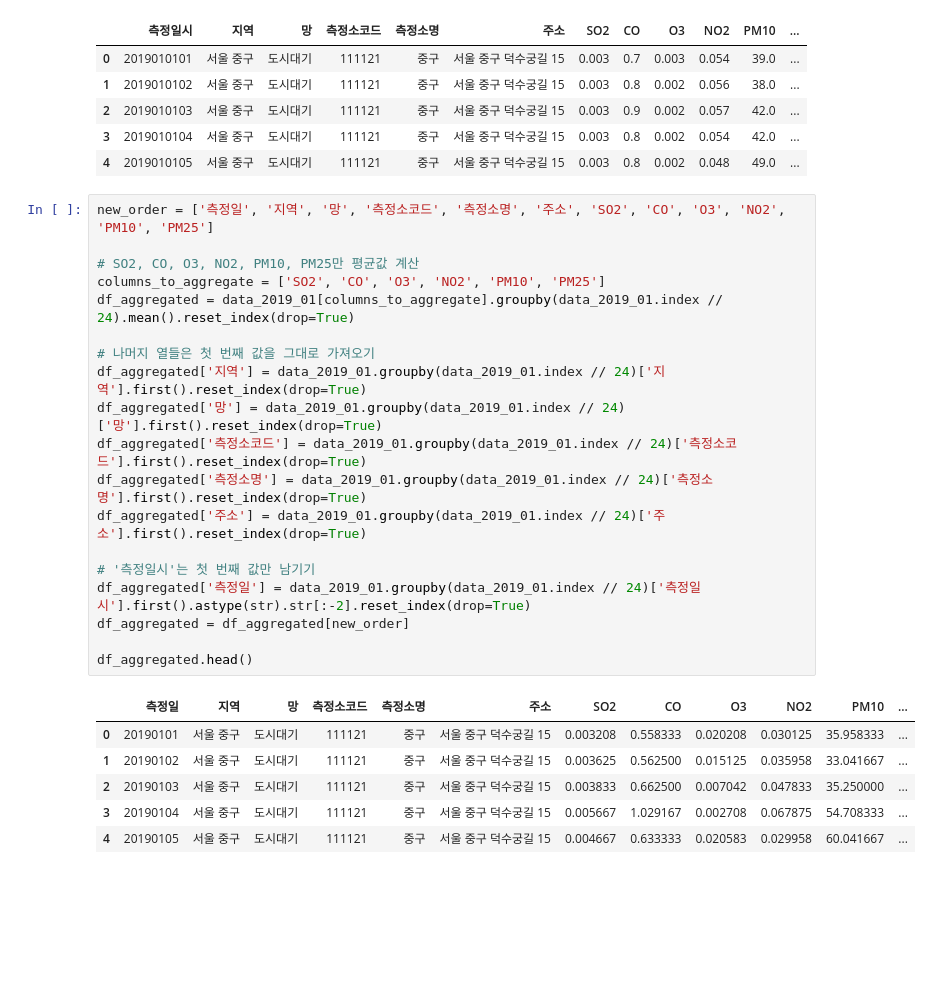
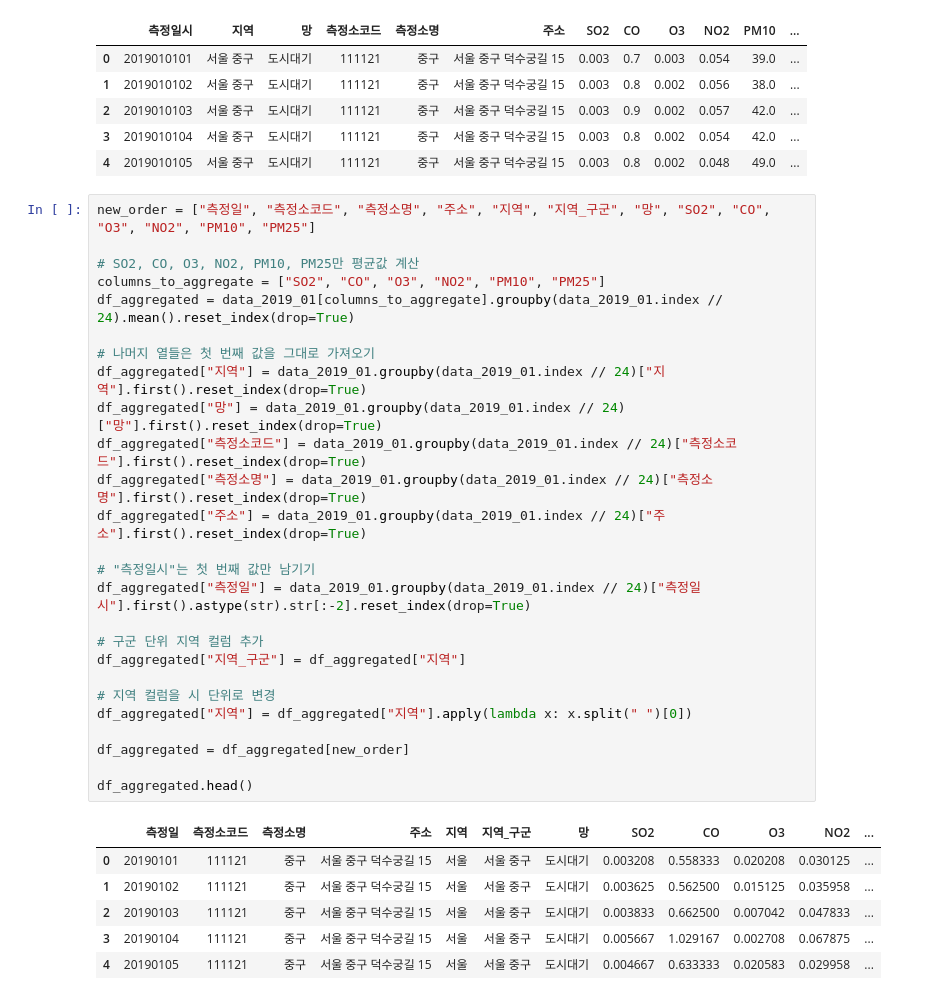
Before and after one commit to addinedu-ros-8th/eda-repo-4, a Jupyter notebook: aerosol_data.ipynb, the cells around one changed output. Saved outputs shown, nothing was run; the diff lists cells and outputs as text; blank space fills up the shorter version.

```diff
--- a/aerosol_data.ipynb
+++ b/aerosol_data.ipynb
@@ -57,28 +57,35 @@ data_2019_01.head()
 | 3 | 2019010104 | 서울 중구 | 도시대기 | 111121 | 중구 | 서울 중구 덕수궁길 15 | 0.003 | 0.8 | 0.002 | 0.054 | 42.0 | ... |
 | 4 | 2019010105 | 서울 중구 | 도시대기 | 111121 | 중구 | 서울 중구 덕수궁길 15 | 0.003 | 0.8 | 0.002 | 0.048 | 49.0 | ... |
 # %%
-new_order = ['측정일', '지역', '망', '측정소코드', '측정소명', '주소', 'SO2', 'CO', 'O3', 'NO2', 'PM10', 'PM25']
+new_order = ["측정일", "측정소코드", "측정소명", "주소", "지역", "지역_구군", "망", "SO2", "CO", "O3", "NO2", "PM10", "PM25"]
 
 # SO2, CO, O3, NO2, PM10, PM25만 평균값 계산
-columns_to_aggregate = ['SO2', 'CO', 'O3', 'NO2', 'PM10', 'PM25']
+columns_to_aggregate = ["SO2", "CO", "O3", "NO2", "PM10", "PM25"]
 df_aggregated = data_2019_01[columns_to_aggregate].groupby(data_2019_01.index // 24).mean().reset_index(drop=True)
 
 # 나머지 열들은 첫 번째 값을 그대로 가져오기
-df_aggregated['지역'] = data_2019_01.groupby(data_2019_01.index // 24)['지역'].first().reset_index(drop=True)
-df_aggregated['망'] = data_2019_01.groupby(data_2019_01.index // 24)['망'].first().reset_index(drop=True)
-df_aggregated['측정소코드'] = data_2019_01.groupby(data_2019_01.index // 24)['측정소코드'].first().reset_index(drop=True)
-df_aggregated['측정소명'] = data_2019_01.groupby(data_2019_01.index // 24)['측정소명'].first().reset_index(drop=True)
-df_aggregated['주소'] = data_2019_01.groupby(data_2019_01.index // 24)['주소'].first().reset_index(drop=True)
+df_aggregated["지역"] = data_2019_01.groupby(data_2019_01.index // 24)["지역"].first().reset_index(drop=True)
+df_aggregated["망"] = data_2019_01.groupby(data_2019_01.index // 24)["망"].first().reset_index(drop=True)
+df_aggregated["측정소코드"] = data_2019_01.groupby(data_2019_01.index // 24)["측정소코드"].first().reset_index(drop=True)
+df_aggregated["측정소명"] = data_2019_01.groupby(data_2019_01.index // 24)["측정소명"].first().reset_index(drop=True)
+df_aggregated["주소"] = data_2019_01.groupby(data_2019_01.index // 24)["주소"].first().reset_index(drop=True)
 
-# '측정일시'는 첫 번째 값만 남기기
-df_aggregated['측정일'] = data_2019_01.groupby(data_2019_01.index // 24)['측정일시'].first().astype(str).str[:-2].reset_index(drop=True)
+# "측정일시"는 첫 번째 값만 남기기
+df_aggregated["측정일"] = data_2019_01.groupby(data_2019_01.index // 24)["측정일시"].first().astype(str).str[:-2].reset_index(drop=True)
+
+# 구군 단위 지역 컬럼 추가
+df_aggregated["지역_구군"] = df_aggregated["지역"]
+
+# 지역 컬럼을 시 단위로 변경
+df_aggregated["지역"] = df_aggregated["지역"].apply(lambda x: x.split(" ")[0])
+
 df_aggregated = df_aggregated[new_order]
 
 df_aggregated.head()
 # %% [output]
-|  | 측정일 | 지역 | 망 | 측정소코드 | 측정소명 | 주소 | SO2 | CO | O3 | NO2 | PM10 | ... |
-| 0 | 20190101 | 서울 중구 | 도시대기 | 111121 | 중구 | 서울 중구 덕수궁길 15 | 0.003208 | 0.558333 | 0.020208 | 0.030125 | 35.958333 | ... |
-| 1 | 20190102 | 서울 중구 | 도시대기 | 111121 | 중구 | 서울 중구 덕수궁길 15 | 0.003625 | 0.562500 | 0.015125 | 0.035958 | 33.041667 | ... |
-| 2 | 20190103 | 서울 중구 | 도시대기 | 111121 | 중구 | 서울 중구 덕수궁길 15 | 0.003833 | 0.662500 | 0.007042 | 0.047833 | 35.250000 | ... |
-| 3 | 20190104 | 서울 중구 | 도시대기 | 111121 | 중구 | 서울 중구 덕수궁길 15 | 0.005667 | 1.029167 | 0.002708 | 0.067875 | 54.708333 | ... |
-| 4 | 20190105 | 서울 중구 | 도시대기 | 111121 | 중구 | 서울 중구 덕수궁길 15 | 0.004667 | 0.633333 | 0.020583 | 0.029958 | 60.041667 | ... |
+|  | 측정일 | 측정소코드 | 측정소명 | 주소 | 지역 | 지역_구군 | 망 | SO2 | CO | O3 | NO2 | ... |
+| 0 | 20190101 | 111121 | 중구 | 서울 중구 덕수궁길 15 | 서울 | 서울 중구 | 도시대기 | 0.003208 | 0.558333 | 0.020208 | 0.030125 | ... |
+| 1 | 20190102 | 111121 | 중구 | 서울 중구 덕수궁길 15 | 서울 | 서울 중구 | 도시대기 | 0.003625 | 0.562500 | 0.015125 | 0.035958 | ... |
+| 2 | 20190103 | 111121 | 중구 | 서울 중구 덕수궁길 15 | 서울 | 서울 중구 | 도시대기 | 0.003833 | 0.662500 | 0.007042 | 0.047833 | ... |
+| 3 | 20190104 | 111121 | 중구 | 서울 중구 덕수궁길 15 | 서울 | 서울 중구 | 도시대기 | 0.005667 | 1.029167 | 0.002708 | 0.067875 | ... |
+| 4 | 20190105 | 111121 | 중구 | 서울 중구 덕수궁길 15 | 서울 | 서울 중구 | 도시대기 | 0.004667 | 0.633333 | 0.020583 | 0.029958 | ... |
```
Also changed, not shown: parts of 15 cells of this notebook.
